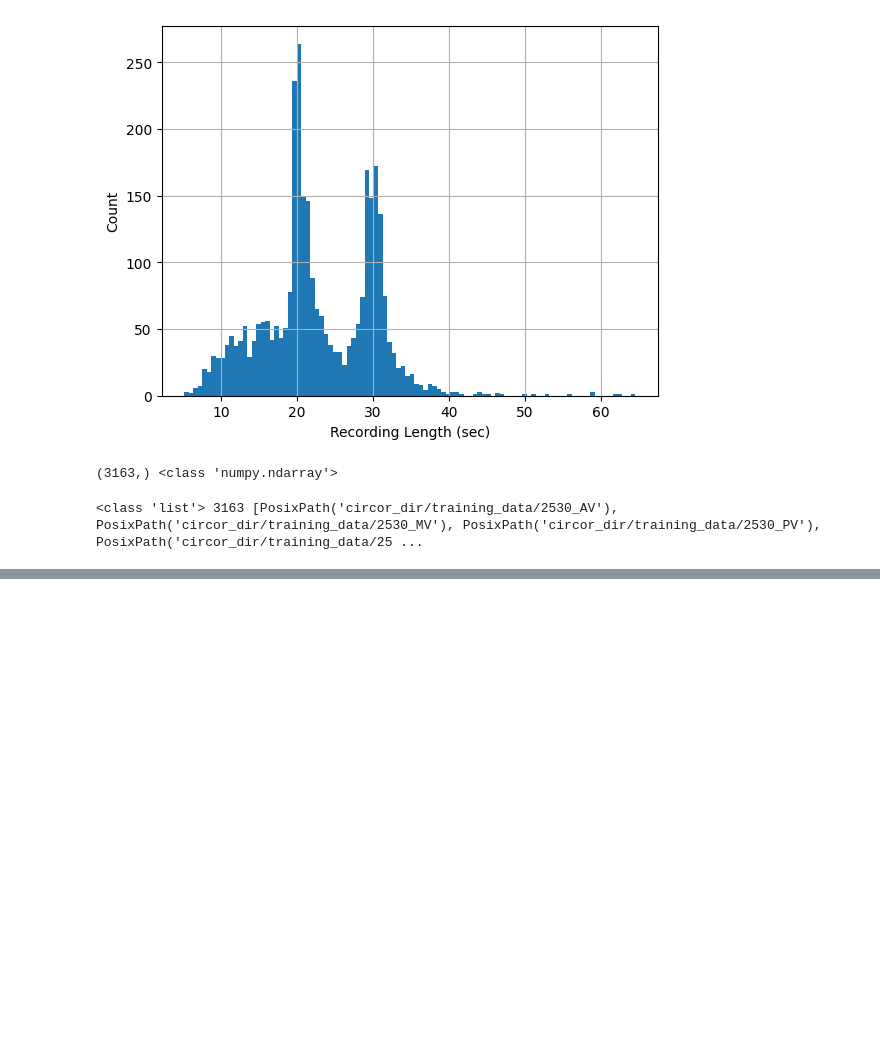
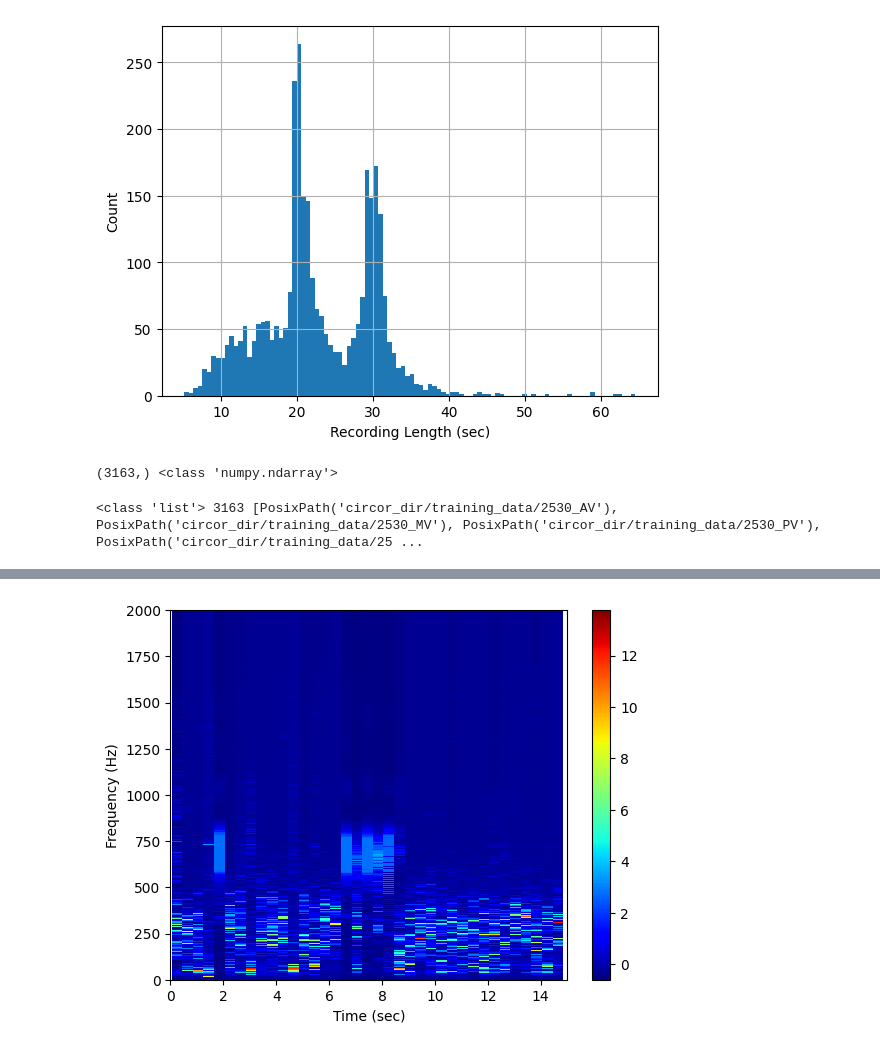
Before and after one commit to ash-neupane/heart-murmur, a Jupyter notebook: explore.ipynb, the cells around one changed output, grey strips where cells are left out. Drawn from its saved outputs; the diff is of its cells as text; code cells hidden in the pictures; blank space fills up the shorter version.

```diff
--- a/explore.ipynb
+++ b/explore.ipynb
@@ -123,0 +204,4 @@ SyntaxError: invalid syntax (1428927090.py, line 1)
+# %%
+spectrogram(murmur_x)
+# %% [output]
+[figure, added]
```
Also changed, not shown: parts of 10 cells of this notebook, 8 other files.
